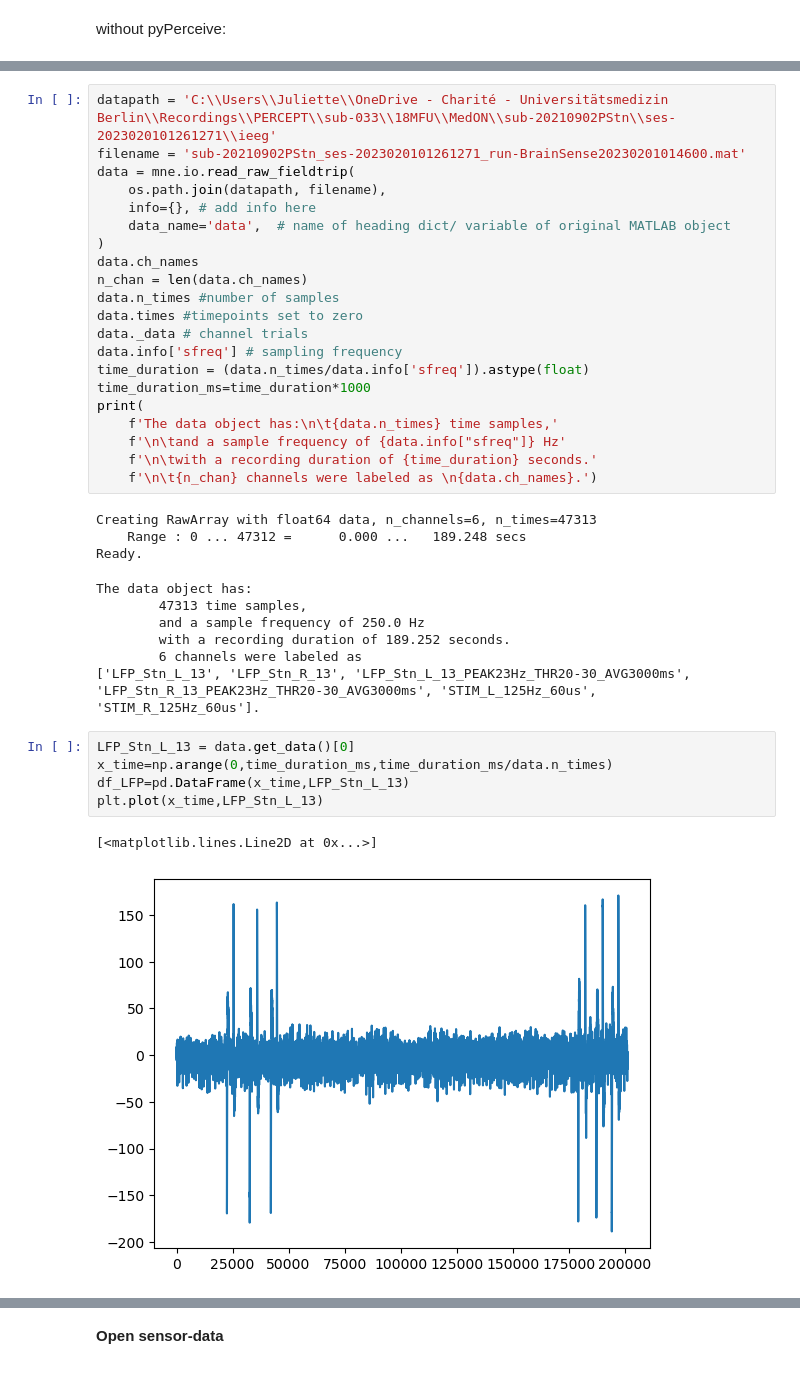
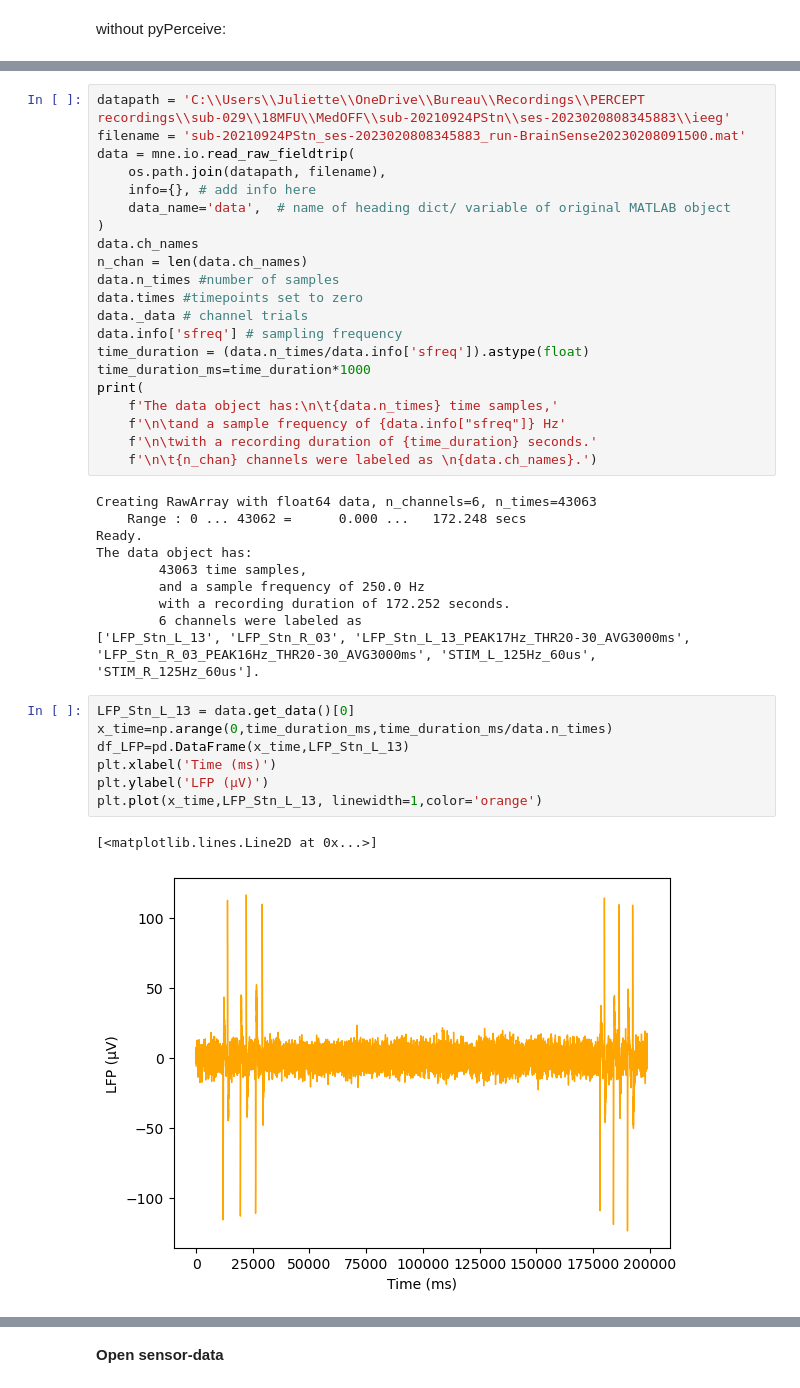
Before and after one commit to juliettevivien/Synchronization, a Jupyter notebook: Align LFP data with sensor data.ipynb, the cells around one changed output, grey strips where cells are left out. Saved outputs shown, nothing was run; the diff lists cells and outputs as text.

```diff
--- a/Align LFP data with sensor data.ipynb
+++ b/Align LFP data with sensor data.ipynb
@@ -98,6 +99,6 @@ Example with sub-033 18MFU M1S0:
 # %%
-datapath = 'C:\\Users\\Juliette\\OneDrive - Charité - Universitätsmedizin Berlin\\Recordings\\PERCEPT\\sub-033\\18MFU\\MedON\\sub-20210902PStn\\ses-2023020101261271\\ieeg'
-filename = 'sub-20210902PStn_ses-2023020101261271_run-BrainSense20230201014600.mat'
+datapath = 'C:\\Users\\Juliette\\OneDrive\\Bureau\\Recordings\\PERCEPT recordings\\sub-029\\18MFU\\MedOFF\\sub-20210924PStn\\ses-2023020808345883\\ieeg'
+filename = 'sub-20210924PStn_ses-2023020808345883_run-BrainSense20230208091500.mat'
 data = mne.io.read_raw_fieldtrip(
 	os.path.join(datapath, filename),
 	info={}, # add info here
@@ -117,21 +118,23 @@ print(
 	f'\n\twith a recording duration of {time_duration} seconds.'
 	f'\n\t{n_chan} channels were labeled as \n{data.ch_names}.')
 # %% [output]
-Creating RawArray with float64 data, n_channels=6, n_times=47313
-    Range : 0 ... 47312 =      0.000 ...   189.248 secs
+Creating RawArray with float64 data, n_channels=6, n_times=43063
+    Range : 0 ... 43062 =      0.000 ...   172.248 secs
 Ready.
+The data object has:
+        43063 time samples,
+        and a sample frequency of 250.0 Hz
+        with a recording duration of 172.252 seconds.
+        6 channels were labeled as
+['LFP_Stn_L_13', 'LFP_Stn_R_03', 'LFP_Stn_L_13_PEAK17Hz_THR20-30_AVG3000ms', 'LFP_Stn_R_03_PEAK16Hz_THR20-30_AVG3000ms', 'STIM_L_125Hz_60us', 'STIM_R_125Hz_60us'].
-The data object has:
-        47313 time samples,
-        and a sample frequency of 250.0 Hz
-        with a recording duration of 189.252 seconds.
-        6 channels were labeled as
-['LFP_Stn_L_13', 'LFP_Stn_R_13', 'LFP_Stn_L_13_PEAK23Hz_THR20-30_AVG3000ms', 'LFP_Stn_R_13_PEAK23Hz_THR20-30_AVG3000ms', 'STIM_L_125Hz_60us', 'STIM_R_125Hz_60us'].
 # %%
 LFP_Stn_L_13 = data.get_data()[0]
 x_time=np.arange(0,time_duration_ms,time_duration_ms/data.n_times)
 df_LFP=pd.DataFrame(x_time,LFP_Stn_L_13)
-plt.plot(x_time,LFP_Stn_L_13)
+plt.xlabel('Time (ms)')
+plt.ylabel('LFP (µV)')
+plt.plot(x_time,LFP_Stn_L_13, linewidth=1,color='orange')
 # %% [output]
 [<matplotlib.lines.Line2D at 0x...>]
-[figure, old version]
+[figure, new version]
 # %%
```
Also changed, not shown: parts of 33 cells of this notebook, 1 other file.
